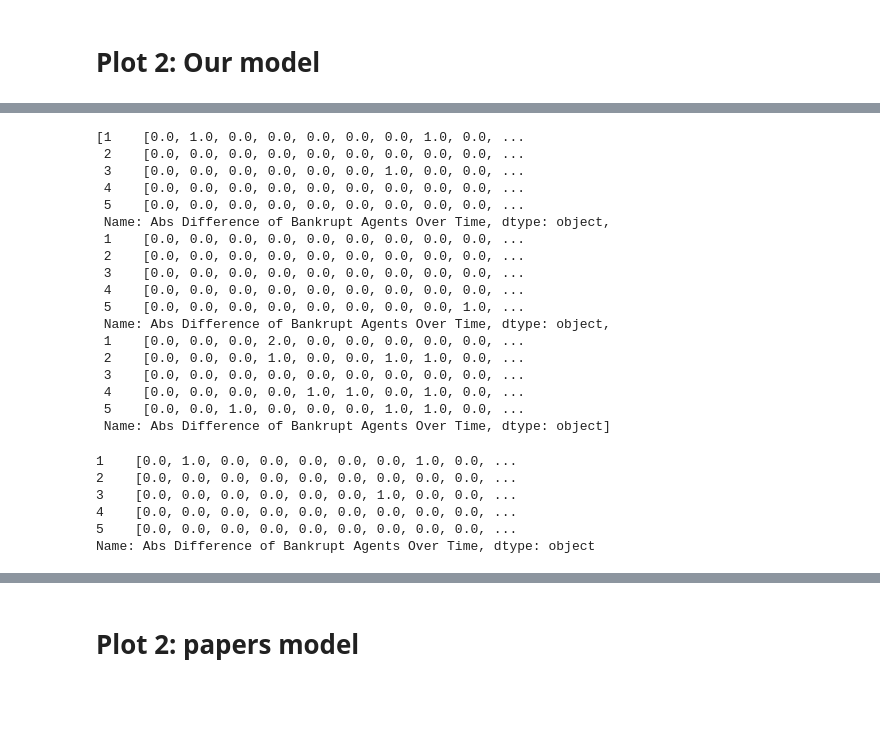
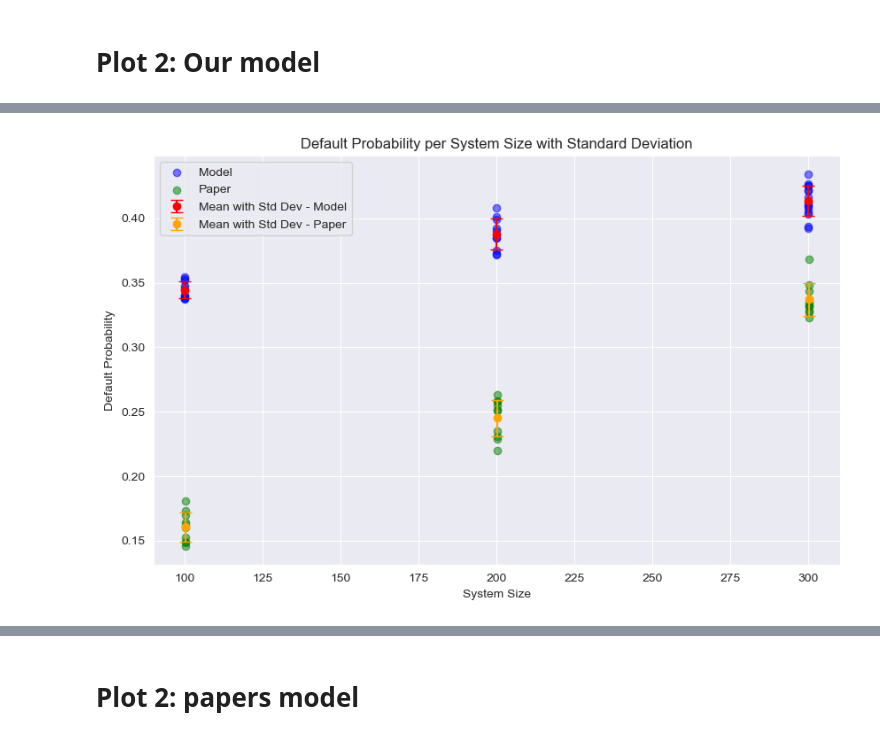
Before and after one commit to NitaiNijholt/FinancialNetwork, a Jupyter notebook: combined_plotting_notebook.ipynb, the cells around one changed output, grey strips where cells are left out. Saved outputs shown, nothing was run; the diff lists cells and outputs as text; code cells hidden in the pictures; blank space fills up the shorter version.

```diff
--- a/combined_plotting_notebook.ipynb
+++ b/combined_plotting_notebook.ipynb
@@ -426,12 +279,17 @@ Values less than or equal to 0 in data. Throwing out 0 or negative values
 # %% [markdown]
 # Plot 2: Our model
 # %%
-path = R'C:\Users\nitai\OneDrive\MScCLS\Complex system simulation\FinancialNetwork\Data our model'
+path_model = R'E:\CLS\FinancialNetwork\model'
+path_paper = R'E:\CLS\FinancialNetwork\paper'
 
-input_parameters_paper = '2000_1_1_1_5_1_3_400_hard cutoff_divide exposure singly_intrest_rate'
+input_parameters_model = '2000_1_1_1_5_1_3_400_hard cutoff_divide exposure singly_intrest_rate'
+input_parameters_paper = '2000_1_1_1_5_1_3_400_hard cutoff_random link logic_exposure'
 
-selected_files_paper = get_files_with_parameters(path, input_parameters_paper)
+selected_files_model = get_files_with_parameters(path_model, input_parameters_model)
+selected_files_paper = get_files_with_parameters(path_paper, input_parameters_paper)
 
-data_plot_2_our_model_diff_agents = select_variable_given_list_of_dfs(selected_files_paper, 'Abs Difference of Bankrupt Agents Over Time')
-data_plot_2_our_model_num_agents = select_variable_given_list_of_dfs(selected_files_paper, 'Number of Bankrupt Agents Over Time')
+data_plot_2_our_model_diff_agents = select_variable_given_list_of_dfs(selected_files_model, 'Abs Difference of Bankrupt Agents Over Time')
+data_plot_2_paper_diff_agents = select_variable_given_list_of_dfs(selected_files_paper, 'Abs Difference of Bankrupt Agents Over Time')
+data_plot_2_our_model_num_agents = select_variable_given_list_of_dfs(selected_files_model, 'Number of Bankrupt Agents Over Time')
+data_plot_2_paper_num_agents = select_variable_given_list_of_dfs(selected_files_paper, 'Number of Bankrupt Agents Over Time')
 # %% [output]
@@ -611,3 +486,15 @@ def plot_default_size_dot(data_array_num, data_array_diff, titles, system_sizes,
+# %%
+plot_default_size_dot(
+    data_array_num_model=data_plot_2_our_model_num_agents,
+    data_array_diff_model=data_plot_2_our_model_diff_agents,
+    data_array_num_paper=data_plot_2_paper_num_agents,
+    data_array_diff_paper=data_plot_2_paper_diff_agents,
+    titles=titles,
+    system_sizes=system_sizes,
+    default_consideration_threshold=default_consideration_threshold
+)
+# %% [output]
+[figure, added]
 # %%
 # def plot_default_size(data_array_diff, titles, system_sizes, default_consideration_threshold):
 #     all_data = {}  # Dictionary to store default probabilities for each system size
@@ -670,33 +557,3 @@ def plot_default_size_dot(data_array_num, data_array_diff, titles, system_sizes,
 #     plt.title('Box Plot of Default Probability per System Size')
 #     plt.grid(True)
 #     plt.show()
-# %%
-data_paper
-# %% [output]
-[1    [0.0, 1.0, 0.0, 0.0, 0.0, 0.0, 0.0, 1.0, 0.0, ...
- 2    [0.0, 0.0, 0.0, 0.0, 0.0, 0.0, 0.0, 0.0, 0.0, ...
- 3    [0.0, 0.0, 0.0, 0.0, 0.0, 0.0, 1.0, 0.0, 0.0, ...
- 4    [0.0, 0.0, 0.0, 0.0, 0.0, 0.0, 0.0, 0.0, 0.0, ...
- 5    [0.0, 0.0, 0.0, 0.0, 0.0, 0.0, 0.0, 0.0, 0.0, ...
- Name: Abs Difference of Bankrupt Agents Over Time, dtype: object,
- 1    [0.0, 0.0, 0.0, 0.0, 0.0, 0.0, 0.0, 0.0, 0.0, ...
- 2    [0.0, 0.0, 0.0, 0.0, 0.0, 0.0, 0.0, 0.0, 0.0, ...
- 3    [0.0, 0.0, 0.0, 0.0, 0.0, 0.0, 0.0, 0.0, 0.0, ...
- 4    [0.0, 0.0, 0.0, 0.0, 0.0, 0.0, 0.0, 0.0, 0.0, ...
- 5    [0.0, 0.0, 0.0, 0.0, 0.0, 0.0, 0.0, 0.0, 1.0, ...
- Name: Abs Difference of Bankrupt Agents Over Time, dtype: object,
- 1    [0.0, 0.0, 0.0, 2.0, 0.0, 0.0, 0.0, 0.0, 0.0, ...
- 2    [0.0, 0.0, 0.0, 1.0, 0.0, 0.0, 1.0, 1.0, 0.0, ...
- 3    [0.0, 0.0, 0.0, 0.0, 0.0, 0.0, 0.0, 0.0, 0.0, ...
- 4    [0.0, 0.0, 0.0, 0.0, 1.0, 1.0, 0.0, 1.0, 0.0, ...
- 5    [0.0, 0.0, 1.0, 0.0, 0.0, 0.0, 1.0, 1.0, 0.0, ...
- Name: Abs Difference of Bankrupt Agents Over Time, dtype: object]
-# %%
-data_paper[0]
-# %% [output]
-1    [0.0, 1.0, 0.0, 0.0, 0.0, 0.0, 0.0, 1.0, 0.0, ...
-2    [0.0, 0.0, 0.0, 0.0, 0.0, 0.0, 0.0, 0.0, 0.0, ...
-3    [0.0, 0.0, 0.0, 0.0, 0.0, 0.0, 1.0, 0.0, 0.0, ...
-4    [0.0, 0.0, 0.0, 0.0, 0.0, 0.0, 0.0, 0.0, 0.0, ...
-5    [0.0, 0.0, 0.0, 0.0, 0.0, 0.0, 0.0, 0.0, 0.0, ...
-Name: Abs Difference of Bankrupt Agents Over Time, dtype: object
```
Also changed, not shown: parts of 24 cells of this notebook, 1 other file.
